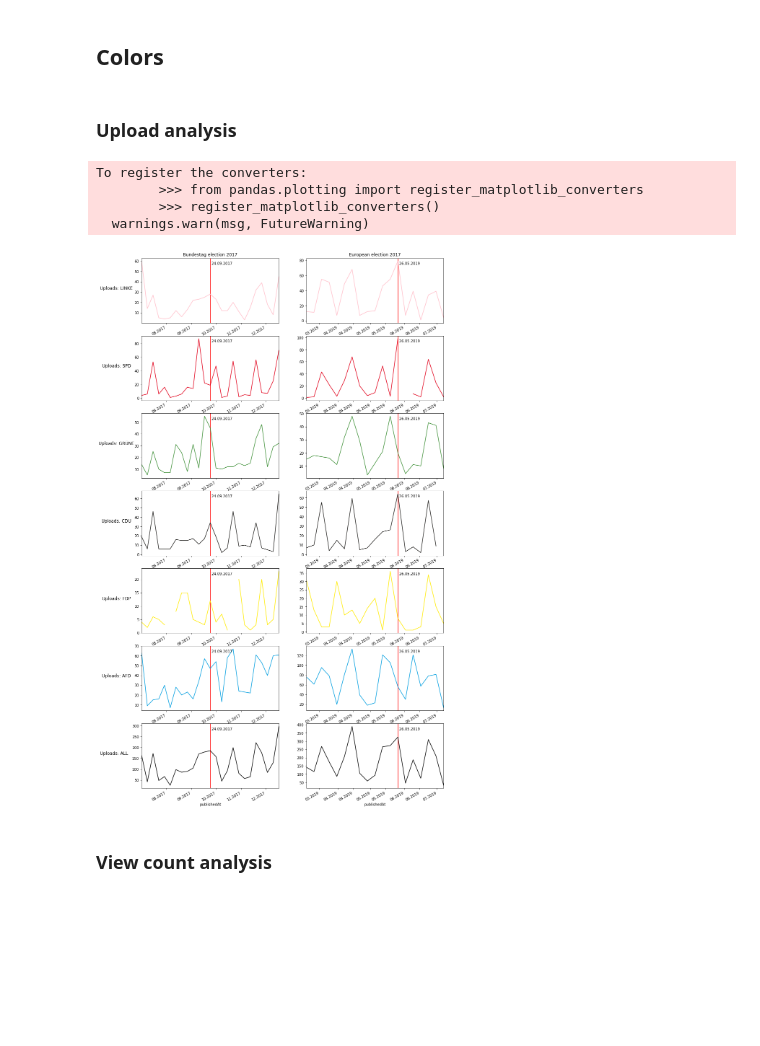
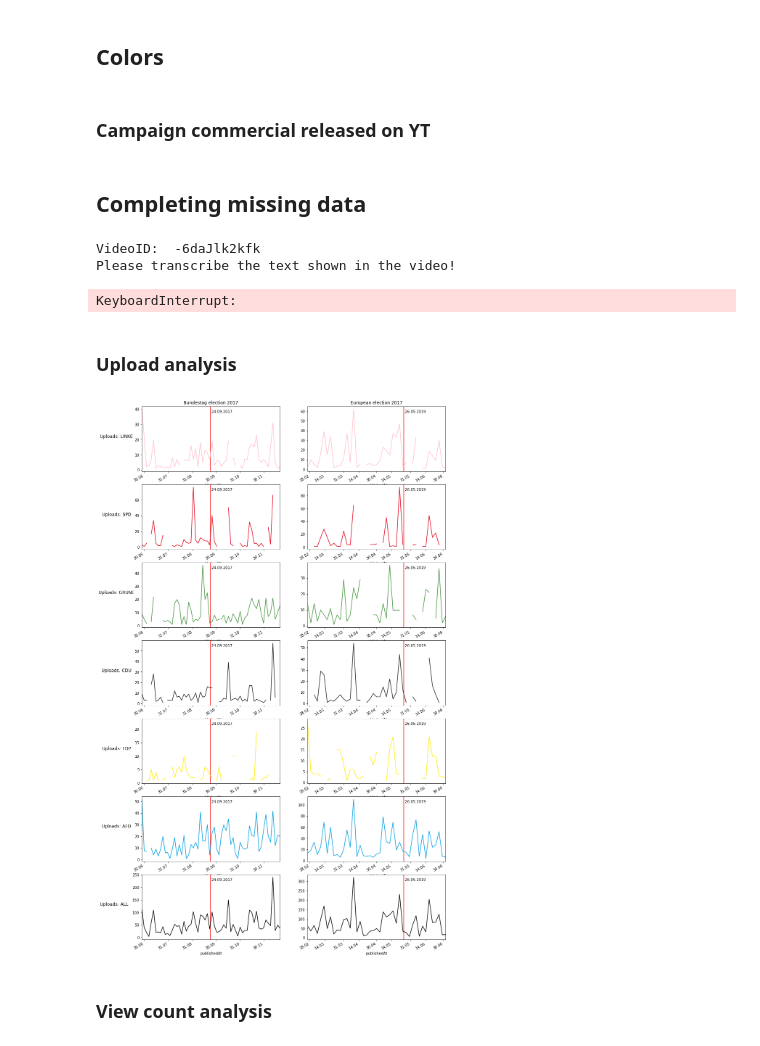
Before and after one commit to mightymicha/caption-party, a Jupyter notebook: analysis/StatisticAnalysis.ipynb, the cells around one changed output. Drawn from its saved outputs; the diff is of its cells as text; code cells hidden in the pictures; blank space fills up the shorter version.

```diff
--- a/analysis/StatisticAnalysis.ipynb
+++ b/analysis/StatisticAnalysis.ipynb
@@ -42,3 +54,5 @@ colors = {'linke': '#FFC0CB',
           'cdu': '#252422ff',
           'fdp': '#ffec01ff',
           'afd': '#009ee0ff'}
+# %% [markdown]
+### Campaign commercial released on YT
@@ -45,37 +72,65 @@ colors = {'linke': '#FFC0CB',
+# %% [markdown]
+## Completing missing data
+# %%
+import webbrowser
+
+for yt_id in bt_data[bt_data['subtitle'] == 'None'].index:
+    while data.loc[yt_id, 'subtitle'] == 'None':
+        webbrowser.open('https://www.youtube.com/watch?v=' + yt_id)
+        print("VideoID: ", yt_id)
+        print("Please transcribe the text shown in the video!")
+        text = input("Input: ")
+        print("Is this correct:")
+        print(text)
+        answer = ''
+        while answer == '' or answer not in 'ysna':
+            answer = input(('(y)es | yes and (s)top | (n)o, try again | no, (a)bort: '))
+        if answer == 'y':
+            data.loc[yt_id, 'subtitle'] = text
+        elif answer == 's':
+            data.loc[yt_id, 'subtitle'] = text
+            break
+        elif answer == 'n':
+            continue
+        elif answer == 'a':
+            break
+        else:
+            print("ERROR")
+            break
+# %% [output]
+VideoID:  -6daJlk2kfk
+Please transcribe the text shown in the video!
+KeyboardInterrupt:
 # %% [markdown]
 ### Upload analysis
 # %%
-upload_count = data.groupby([pd.Grouper(key='publishedAt', freq='W'), data['party']])['title'].count().unstack()
+upload_count = data.groupby([pd.Grouper(key='publishedAt', freq='3d'), data['party']])['title'].count().unstack()
 f, ax = plt.subplots(len(parties)+1,2, figsize=(15,30))#, sharey='row')
 for ix,party in enumerate(parties + [parties]):
     axL = ax[ix][0]
     axR = ax[ix][1]
     if type(party) is list:
         title = 'Uploads: ALL'
         color = 'black'
         uploads = upload_count[party].sum(axis=1)
     else:
         title = 'Uploads: ' + party.upper()
         color = colors[party]
         uploads = upload_count[party]
     if ix == 0:
         axL.set_title('Bundestag election 2017', size='large')
         axR.set_title('European election 2017', size='large')
     axL.axvline(x=bt_election, c='red')
     axR.axvline(x=eu_election, c='red')
     axL.annotate(" 24.09.2017", xy=(bt_election,.9), xycoords=("data", "axes fraction"))
     axR.annotate(" 26.05.2019", xy=(eu_election,.9), xycoords=("data", "axes fraction"))
     axL.set_ylabel(title, rotation=0, size='large', labelpad=50)
     uploads[bt_start:bt_end].plot(color=color, ax=axL)
     uploads[eu_start:eu_end].plot(color=color, ax=axR)
-    axL.xaxis.set_major_formatter(mdates.DateFormatter('%m.%Y'))
-    axR.xaxis.set_major_formatter(mdates.DateFormatter('%m.%Y'))
+    axL.xaxis.set_major_formatter(mdates.DateFormatter('%d.%m'))
+    axR.xaxis.set_major_formatter(mdates.DateFormatter('%d.%m'))
 # %% [output]
-To register the converters:
-        >>> from pandas.plotting import register_matplotlib_converters
-        >>> register_matplotlib_converters()
-  warnings.warn(msg, FutureWarning)
-[figure, old version]
+[figure, new version]
 # %% [markdown]
 ### View count analysis
 # %%
```
Also changed, not shown: parts of 5 cells of this notebook, 2 other files.
